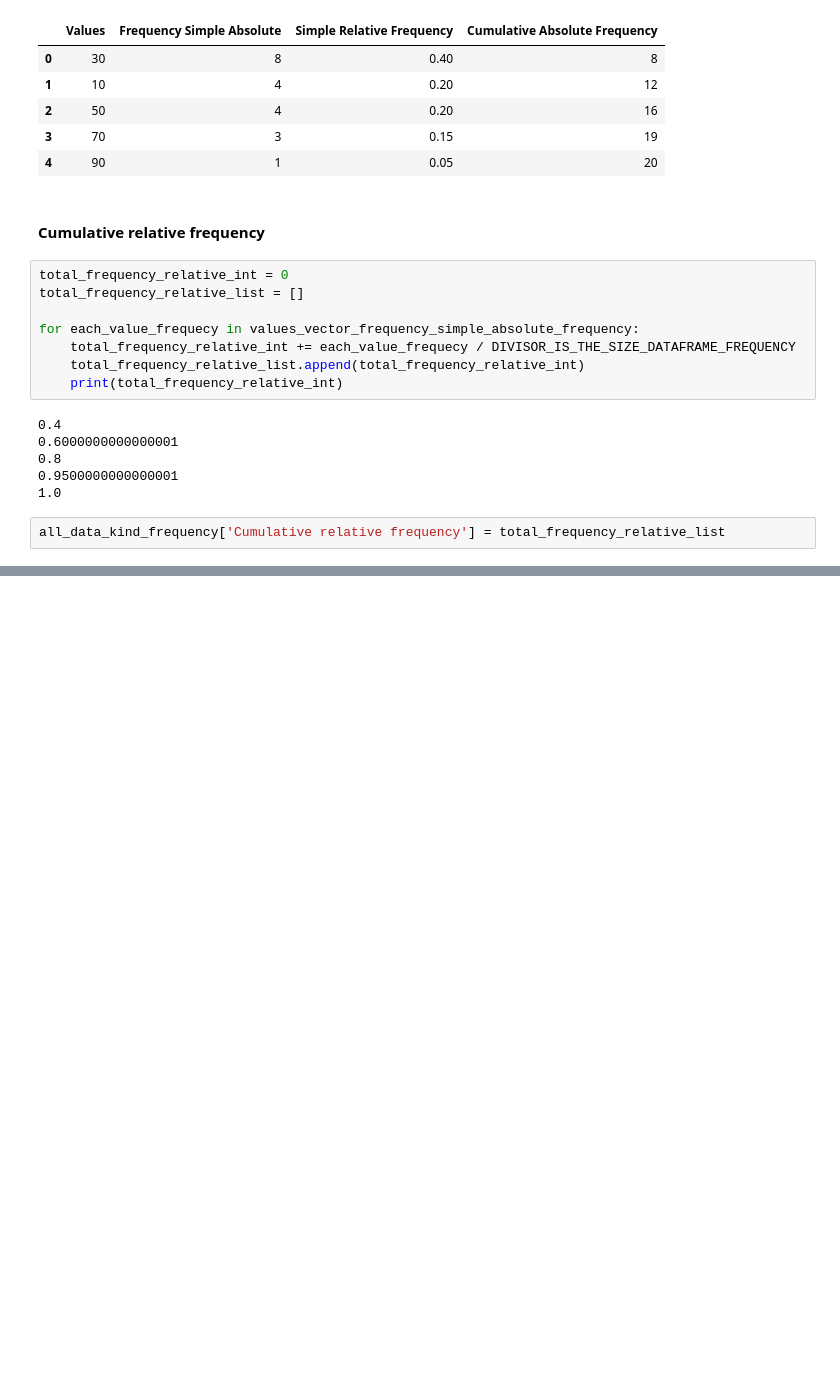
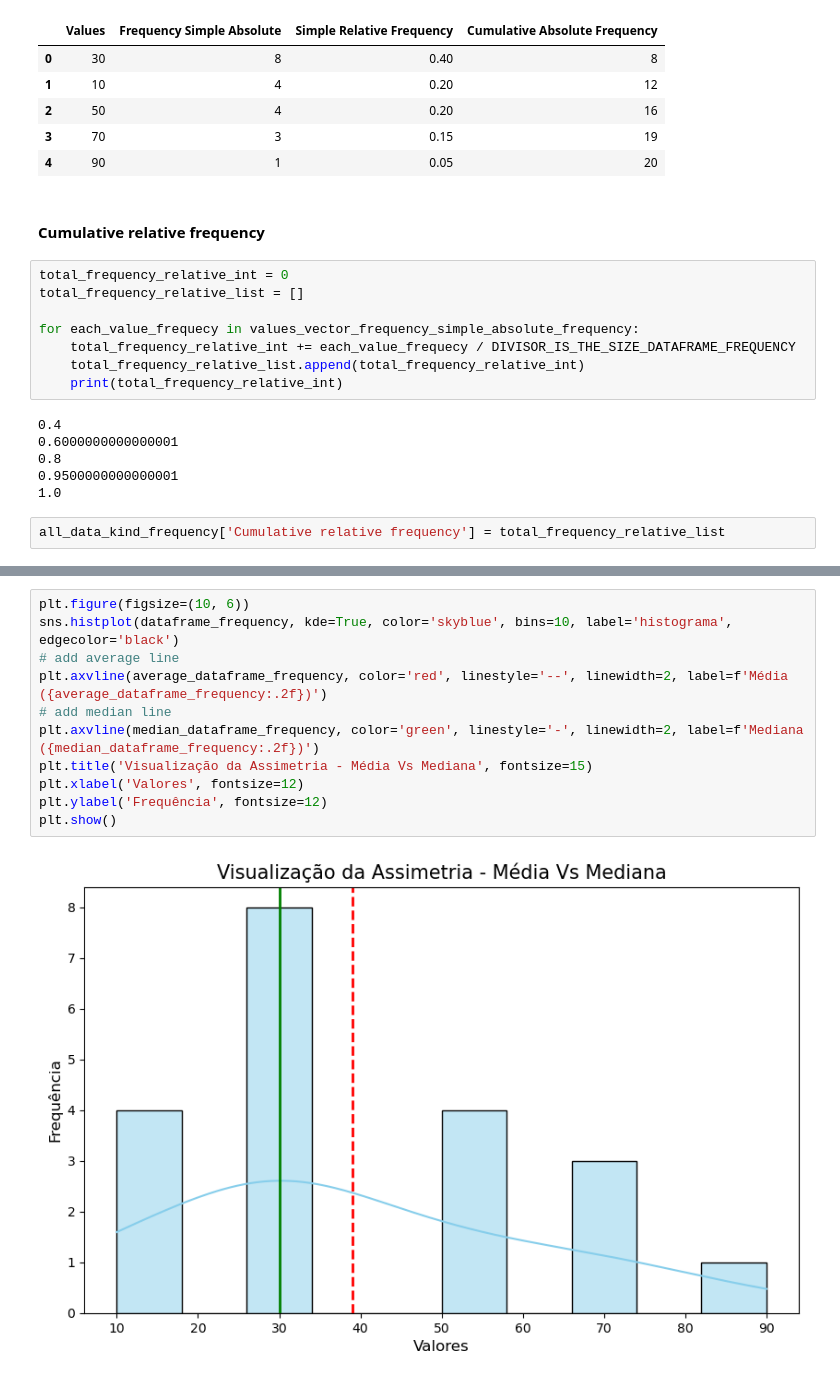
Before and after one commit to JoamirS/pandas-python, a Jupyter notebook: Engineer/Estatística descritiva 01.ipynb, the cells around one changed output, grey strips where cells are left out. Cells and saved outputs as stored; diff of their text form; blank space fills up the shorter version.

```diff
--- a/Engineer/Estatística descritiva 01.ipynb
+++ b/Engineer/Estatística descritiva 01.ipynb
@@ -147,0 +191,13 @@ all_data_kind_frequency
+# %%
+plt.figure(figsize=(10, 6))
+sns.histplot(dataframe_frequency, kde=True, color='skyblue', bins=10, label='histograma', edgecolor='black')
+# add average line
+plt.axvline(average_dataframe_frequency, color='red', linestyle='--', linewidth=2, label=f'Média ({average_dataframe_frequency:.2f})')
+# add median line
+plt.axvline(median_dataframe_frequency, color='green', linestyle='-', linewidth=2, label=f'Mediana ({median_dataframe_frequency:.2f})')
+plt.title('Visualização da Assimetria - Média Vs Mediana', fontsize=15)
+plt.xlabel('Valores', fontsize=12)
+plt.ylabel('Frequência', fontsize=12)
+plt.show()
+# %% [output]
+[figure, added]
```
Also changed, not shown: parts of 14 cells of this notebook.
